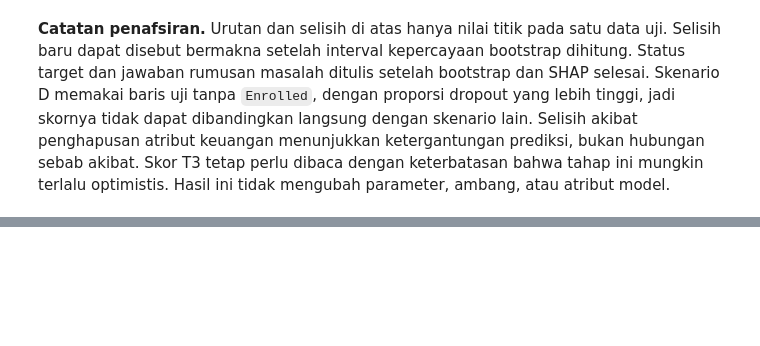
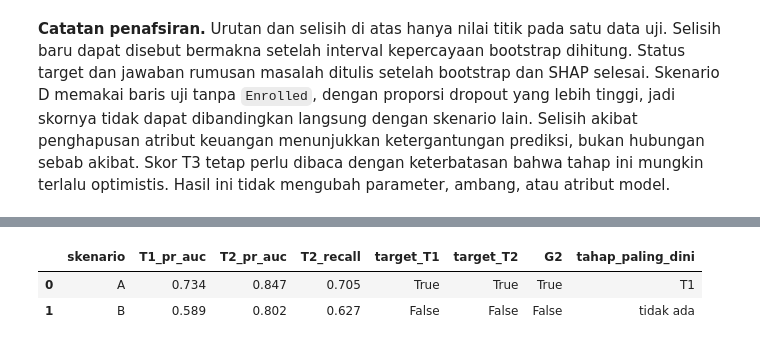
Before and after one commit to MapleKaedee/prediksi-dini-dropout, a Jupyter notebook: notebooks/dropout_experiments.ipynb, the cells around one changed output, grey strips where cells are left out. Cells and saved outputs as stored; diff of their text form; code cells hidden in the pictures; blank space fills up the shorter version.

```diff
--- a/notebooks/dropout_experiments.ipynb
+++ b/notebooks/dropout_experiments.ipynb
@@ -14,12 +14,22 @@ import hashlib
 import io
 import itertools
 import json
+import platform
+import time
 import urllib.request
+import warnings
 import zipfile
+from datetime import datetime, timezone
+from importlib.metadata import version
 
+import joblib
 import numpy as np
 import pandas as pd
 import sklearn
+
+# tqdm memperingatkan jika ipywidgets tidak ada, dan pesannya memuat path lokal.
+warnings.filterwarnings("ignore", message="IProgress not found")
+import shap
 from sklearn.compose import ColumnTransformer
 from sklearn.ensemble import RandomForestClassifier
 from sklearn.linear_model import LogisticRegression
@@ -38,6 +48,9 @@ assert sklearn.__version__ == SKLEARN_PIN, (
 
 SEED = 42
 THRESHOLD = 0.5
+MIN_DIFFERENCE = 0.05
+START = time.perf_counter()
+timings = {"tuning": 0.0, "shap": 0.0}
 STATUSES = ["Dropout", "Graduate", "Enrolled"]
 pd.set_option("display.max_rows", 200, "display.max_columns", None, "display.max_colwidth", None, "display.precision", 3)
 # %% [markdown]
@@ -1031,0 +1407,22 @@ Selisih terbesar antara PR-AUC data uji dan CV: 0.051.
+# %%
+def target_status(scenario):
+    t1, t2 = by_id[f"{scenario}_T1_rf"], by_id[f"{scenario}_T2_rf"]
+    t1_met = t1["pr_auc"] >= 0.60
+    t2_met = t2["pr_auc"] >= 0.80 and t2["recall"] >= 0.70
+    return {
+        "skenario": scenario,
+        "T1_pr_auc": t1["pr_auc"],
+        "T2_pr_auc": t2["pr_auc"],
+        "T2_recall": t2["recall"],
+        "target_T1": t1_met,
+        "target_T2": t2_met,
+        "G2": t1_met and t2_met,
+        "tahap_paling_dini": "T1" if t1_met else "T2" if t2_met else "tidak ada",
+    }
+
+
+pd.DataFrame([target_status("A"), target_status("B")])
+# %% [output]
+|  | skenario | T1_pr_auc | T2_pr_auc | T2_recall | target_T1 | target_T2 | G2 | tahap_paling_dini |
+| 0 | A | 0.734 | 0.847 | 0.705 | True | True | True | T1 |
+| 1 | B | 0.589 | 0.802 | 0.627 | False | False | False | tidak ada |
```
Also changed, not shown: parts of 18 cells of this notebook, 1 other file.
